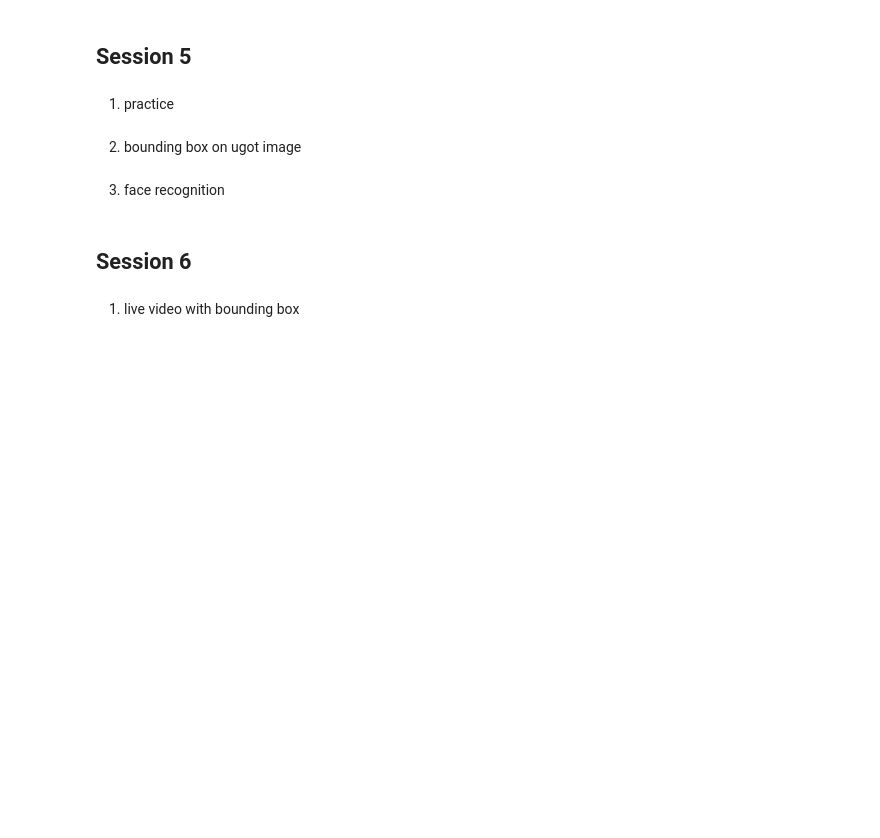
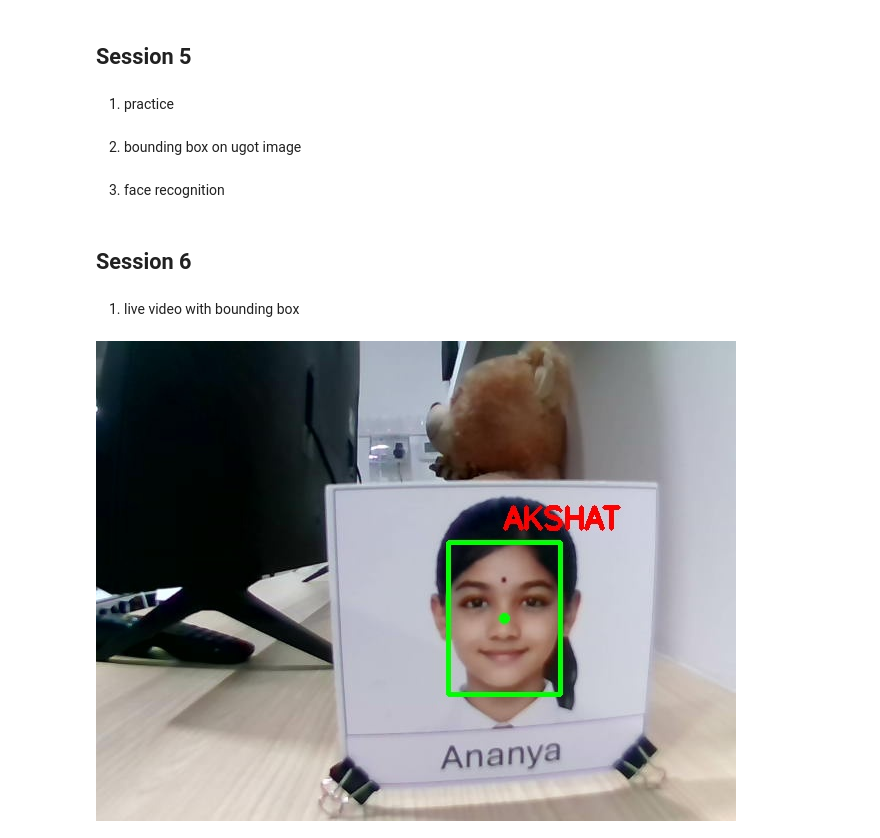
Before and after one commit to mblijian/VS-Code, a Jupyter notebook: L4T1/L4213T2_Wed_6pm.ipynb, the cells around one changed output. Cells and saved outputs as stored; diff of their text form; code cells hidden in the pictures; blank space fills up the shorter version.

```diff
--- a/L4T1/L4213T2_Wed_6pm.ipynb
+++ b/L4T1/L4213T2_Wed_6pm.ipynb
@@ -1538,3 +1538,35 @@ else:
 ## Session 6
 # %% [markdown]
 1. live video with bounding box
+# %%
+# get ready block
+import time
+got.load_models(["face_recognition"])
+got.open_camera()
+print("The camera is on.")
+
+for i in range(100):
+    # take photo block
+    picture_raw = got.read_camera_data()
+    if picture_raw is None:
+        continue
+    picture_1D = np.frombuffer(picture_raw,np.uint8)
+    picture_bgr = cv2.imdecode(picture_1D,cv2.IMREAD_COLOR)
+
+    # bounding box block
+    face_info = got.get_face_recognition_total_info()
+    name = face_info[0][0]
+    face_x = int(face_info[0][1])
+    face_y = int(face_info[0][2])
+    face_height = int(face_info[0][3])
+    face_width = int(face_info[0][4])
+    cv2.rectangle(picture_bgr,(face_x-face_width//2,face_y - face_height//2),(face_x+face_width//2,face_y+face_height//2),(0,255,0),3)
+    cv2.putText(picture_bgr,name,(face_x,face_y-90),cv2.FONT_HERSHEY_SIMPLEX,1,(0,0,255),3)
+    cv2.circle(picture_bgr,(face_x,face_y),3,(0,255,0),3)
+
+    # show the video block
+    ok,picture_jpg = cv2.imencode(".jpg",picture_bgr)
+    display(Image(picture_jpg.tobytes()))
+    clear_output(True)
+# %% [output]
+[figure, added]
```
Also changed, not shown: parts of 1 cell of this notebook.
